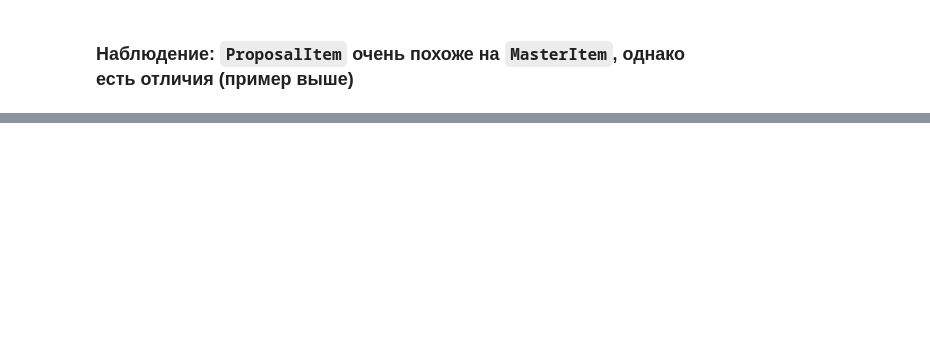
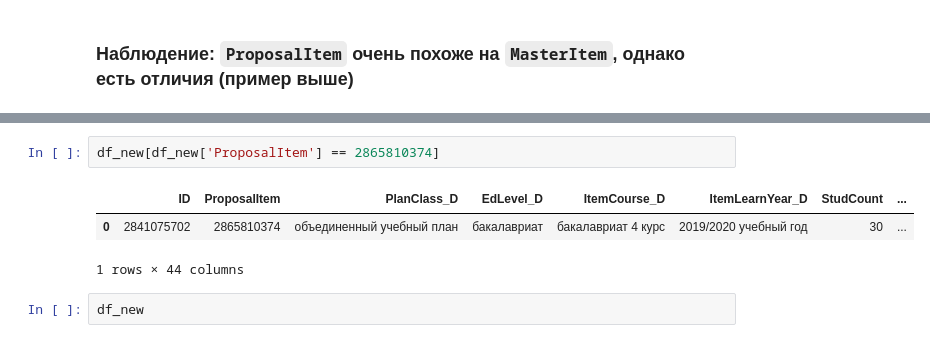
Before and after one commit to LenaMartinson/ML_project, a Jupyter notebook: Work_with_data.ipynb, the cells around one changed output, grey strips where cells are left out. Drawn from its saved outputs; the diff is of its cells as text; blank space fills up the shorter version.

```diff
--- a/Work_with_data.ipynb
+++ b/Work_with_data.ipynb
@@ -1421,0 +1535,8 @@ df_teachers
+# %%
+df_new[df_new['ProposalItem'] == 2865810374]
+# %% [output]
+|  | ID | ProposalItem | PlanClass_D | EdLevel_D | ItemCourse_D | ItemLearnYear_D | StudCount | ... |
+| 0 | 2841075702 | 2865810374 | объединенный учебный план | бакалавриат | бакалавриат 4 курс | 2019/2020 учебный год | 30 | ... |
+1 rows × 44 columns
+# %%
+df_new
```
Also changed, not shown: parts of 48 cells of this notebook, 1 other file.
